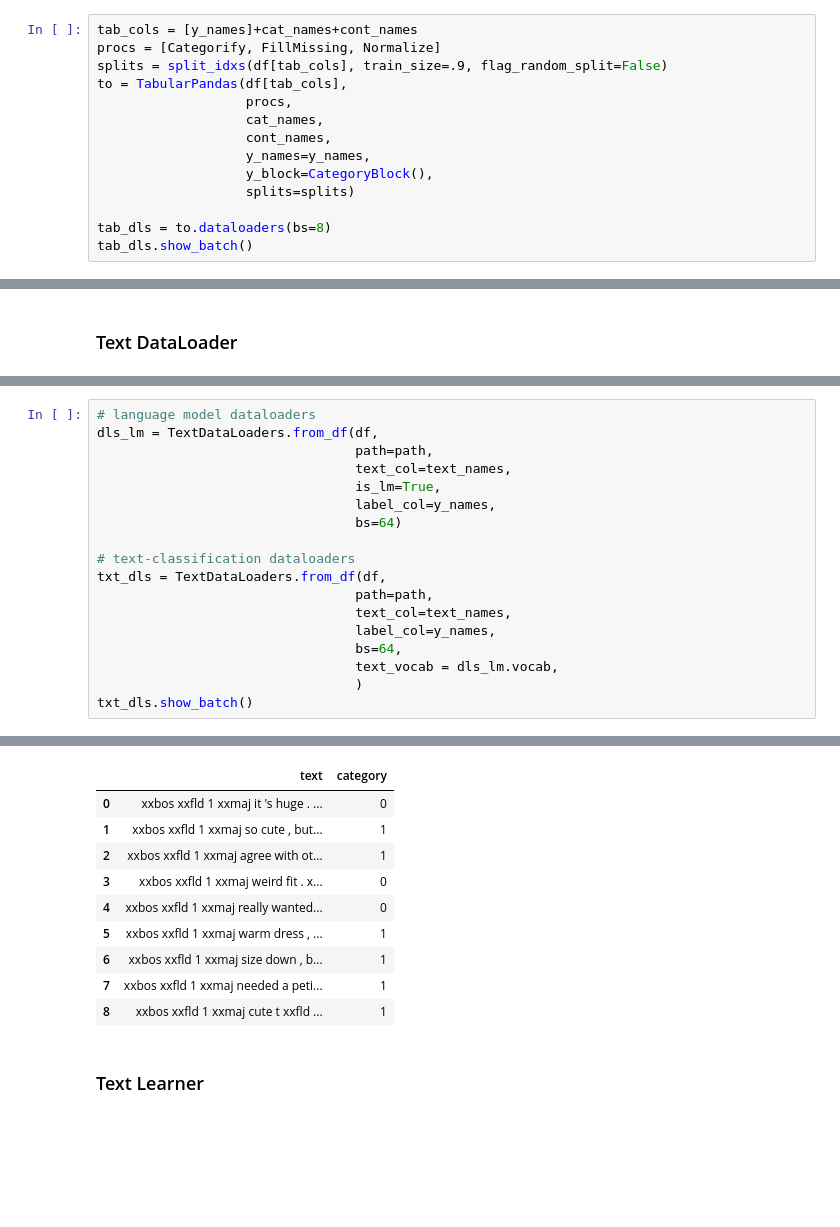
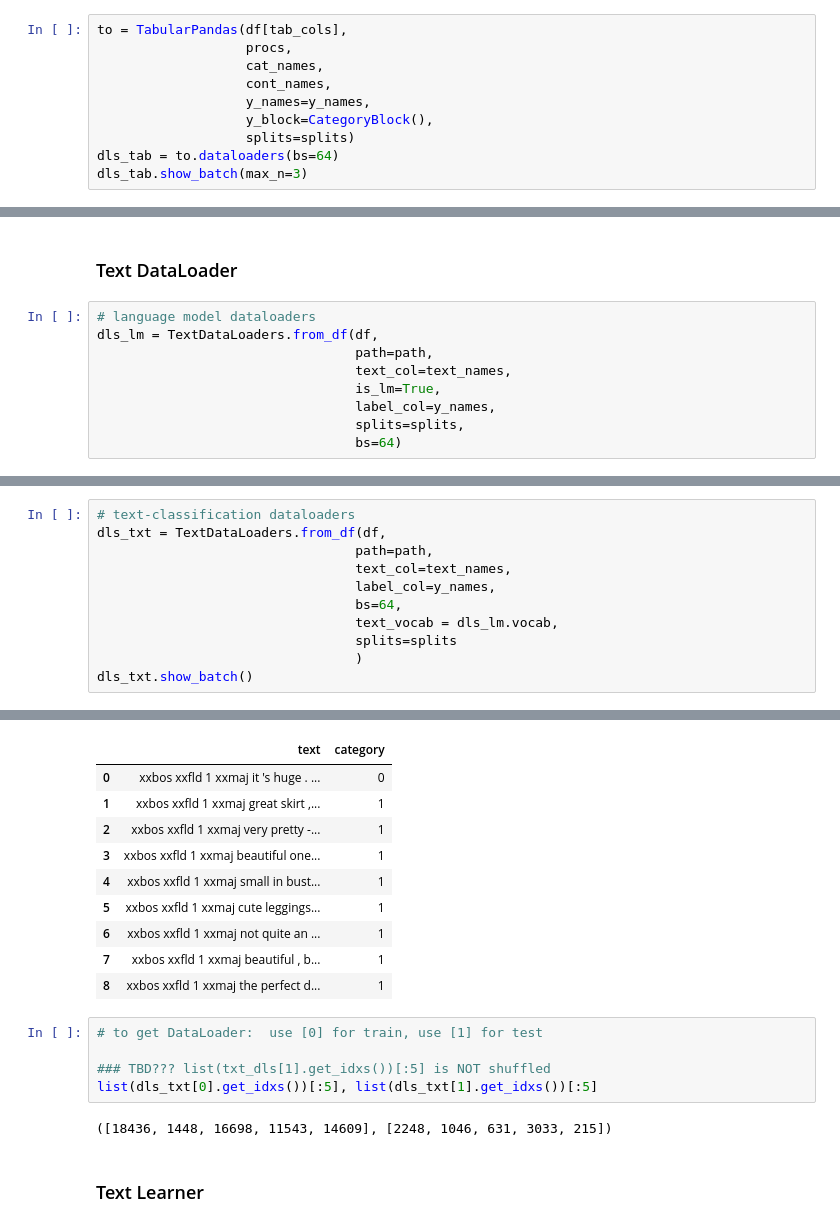
Before and after one commit to wjlgatech/fastai-multimodal0, a Jupyter notebook: fastai2_multimodal_tabtxt_public.ipynb, the cells around one changed output, grey strips where cells are left out. Drawn from its saved outputs; the diff is of its cells as text; blank space fills up the shorter version.

```diff
--- a/fastai2_multimodal_tabtxt_public.ipynb
+++ b/fastai2_multimodal_tabtxt_public.ipynb
@@ -243,7 +265,4 @@ train_df.shape, valid_df.shape, X_test.shape, y_test.shape
 # %%
-tab_cols = [y_names]+cat_names+cont_names
-procs = [Categorify, FillMissing, Normalize]
-splits = split_idxs(df[tab_cols], train_size=.9, flag_random_split=False)
 to = TabularPandas(df[tab_cols],
                    procs,
                    cat_names,
@@ -251,7 +270,6 @@ to = TabularPandas(df[tab_cols],
                    y_names=y_names,
                    y_block=CategoryBlock(),
                    splits=splits)
-
-tab_dls = to.dataloaders(bs=8)
-tab_dls.show_batch()
+dls_tab = to.dataloaders(bs=64)
+dls_tab.show_batch(max_n=3)
 # %% [output]
@@ -288,3 +308,12 @@ No improvement since epoch 0: early stopping
 ## Build Text Classifier
 # %% [markdown]
 ### Text DataLoader
+# %%
+# language model dataloaders
+dls_lm = TextDataLoaders.from_df(df,
+                                 path=path,
+                                 text_col=text_names,
+                                 is_lm=True,
+                                 label_col=y_names,
+                                 splits=splits,
+                                 bs=64)
@@ -291,20 +322,13 @@ No improvement since epoch 0: early stopping
 # %%
-# language model dataloaders
-dls_lm = TextDataLoaders.from_df(df,
-                                 path=path,
-                                 text_col=text_names,
-                                 is_lm=True,
-                                 label_col=y_names,
-                                 bs=64)
-
 # text-classification dataloaders
-txt_dls = TextDataLoaders.from_df(df,
+dls_txt = TextDataLoaders.from_df(df,
                                  path=path,
                                  text_col=text_names,
                                  label_col=y_names,
                                  bs=64,
                                  text_vocab = dls_lm.vocab,
+                                 splits=splits
                                  )
-txt_dls.show_batch()
+dls_txt.show_batch()
 # %% [output]
 [interactive output not drawn]
@@ -312,13 +335,20 @@ txt_dls.show_batch()
 |  | text | category |
 | 0 | xxbos xxfld 1 xxmaj it 's huge . ... | 0 |
-| 1 | xxbos xxfld 1 xxmaj so cute , but... | 1 |
-| 2 | xxbos xxfld 1 xxmaj agree with ot... | 1 |
-| 3 | xxbos xxfld 1 xxmaj weird fit . x... | 0 |
-| 4 | xxbos xxfld 1 xxmaj really wanted... | 0 |
-| 5 | xxbos xxfld 1 xxmaj warm dress , ... | 1 |
-| 6 | xxbos xxfld 1 xxmaj size down , b... | 1 |
-| 7 | xxbos xxfld 1 xxmaj needed a peti... | 1 |
-| 8 | xxbos xxfld 1 xxmaj cute t xxfld ... | 1 |
+| 1 | xxbos xxfld 1 xxmaj great skirt ,... | 1 |
+| 2 | xxbos xxfld 1 xxmaj very pretty -... | 1 |
+| 3 | xxbos xxfld 1 xxmaj beautiful one... | 1 |
+| 4 | xxbos xxfld 1 xxmaj small in bust... | 1 |
+| 5 | xxbos xxfld 1 xxmaj cute leggings... | 1 |
+| 6 | xxbos xxfld 1 xxmaj not quite an ... | 1 |
+| 7 | xxbos xxfld 1 xxmaj beautiful , b... | 1 |
+| 8 | xxbos xxfld 1 xxmaj the perfect d... | 1 |
+# %%
+# to get DataLoader:  use [0] for train, use [1] for test
+
+### TBD??? list(txt_dls[1].get_idxs())[:5] is NOT shuffled
+list(dls_txt[0].get_idxs())[:5], list(dls_txt[1].get_idxs())[:5]
+# %% [output]
+([18436, 1448, 16698, 11543, 14609], [2248, 1046, 631, 3033, 215])
 # %% [markdown]
 ### Text Learner
 # %%
```
Also changed, not shown: parts of 51 cells of this notebook.
